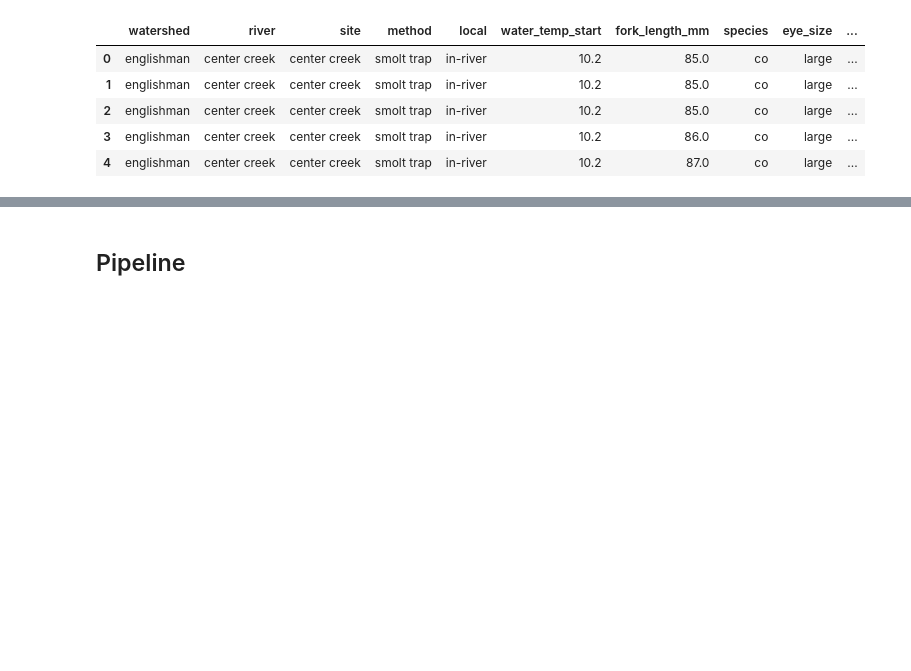
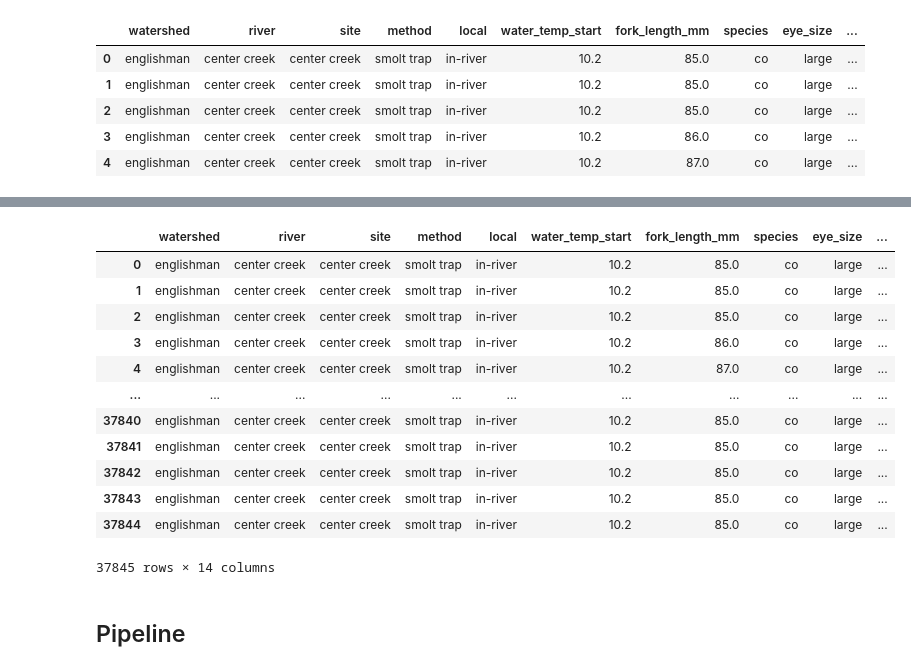
Before and after one commit to brahmwg/Bottlenecks_MDS_Capstone, a Jupyter notebook: species_prediction_model/Decision_tree_pipeline.ipynb, the cells around one changed output, grey strips where cells are left out. Drawn from its saved outputs; the diff is of its cells as text; code cells hidden in the pictures; blank space fills up the shorter version.

```diff
--- a/species_prediction_model/Decision_tree_pipeline.ipynb
+++ b/species_prediction_model/Decision_tree_pipeline.ipynb
@@ -140,3 +169,19 @@ Name: species, dtype: int64
+# %%
+full_small
+# %% [output]
+|  | watershed | river | site | method | local | water_temp_start | fork_length_mm | species | eye_size | ... |
+| 0 | englishman | center creek | center creek | smolt trap | in-river | 10.2 | 85.0 | co | large | ... |
+| 1 | englishman | center creek | center creek | smolt trap | in-river | 10.2 | 85.0 | co | large | ... |
+| 2 | englishman | center creek | center creek | smolt trap | in-river | 10.2 | 85.0 | co | large | ... |
+| 3 | englishman | center creek | center creek | smolt trap | in-river | 10.2 | 86.0 | co | large | ... |
+| 4 | englishman | center creek | center creek | smolt trap | in-river | 10.2 | 87.0 | co | large | ... |
+| ... | ... | ... | ... | ... | ... | ... | ... | ... | ... | ... |
+| 37840 | englishman | center creek | center creek | smolt trap | in-river | 10.2 | 85.0 | co | large | ... |
+| 37841 | englishman | center creek | center creek | smolt trap | in-river | 10.2 | 85.0 | co | large | ... |
+| 37842 | englishman | center creek | center creek | smolt trap | in-river | 10.2 | 85.0 | co | large | ... |
+| 37843 | englishman | center creek | center creek | smolt trap | in-river | 10.2 | 85.0 | co | large | ... |
+| 37844 | englishman | center creek | center creek | smolt trap | in-river | 10.2 | 85.0 | co | large | ... |
+37845 rows × 14 columns
 # %% [markdown]
 ## Pipeline
 # %% [markdown]
```
Also changed, not shown: parts of 14 cells of this notebook, 1 other file.
